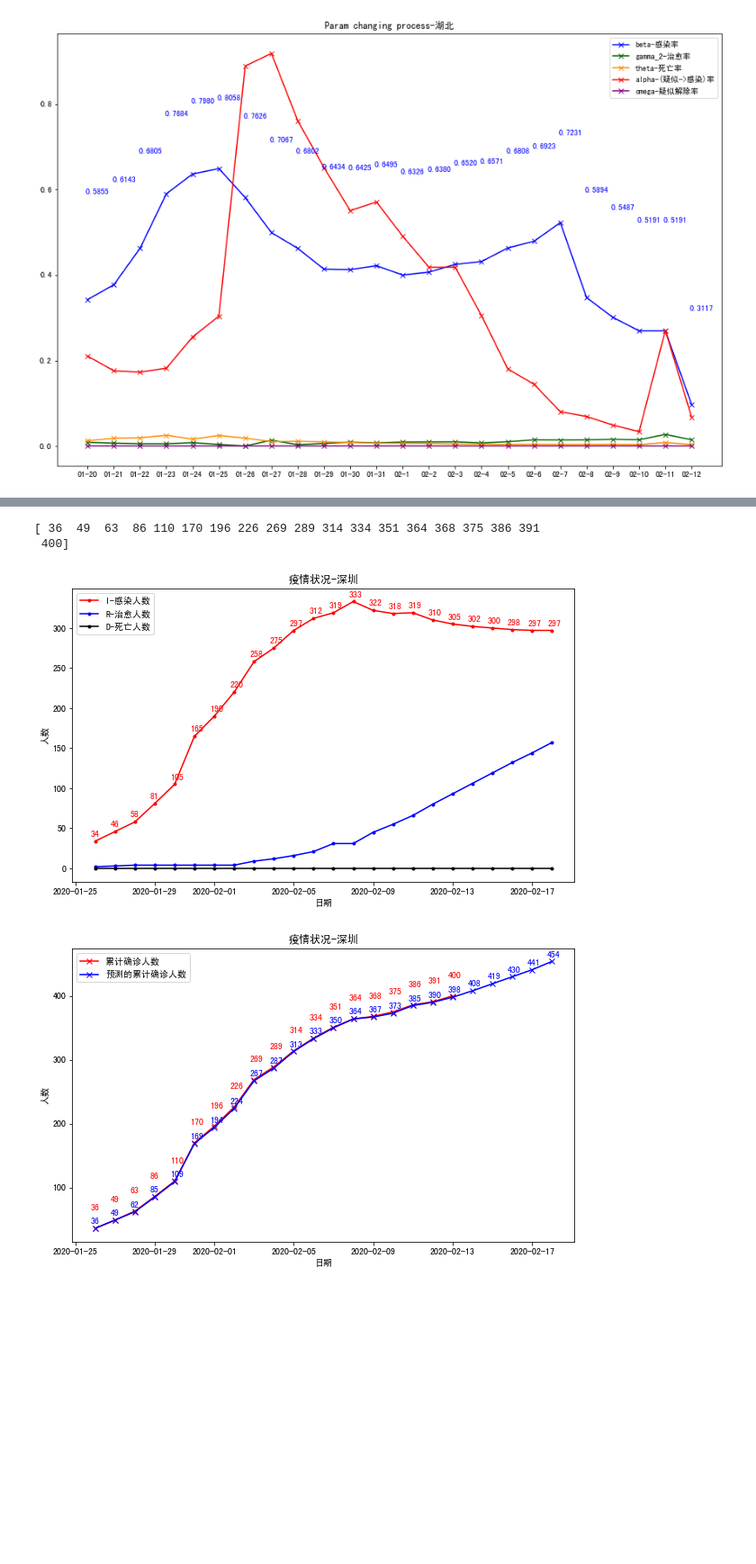
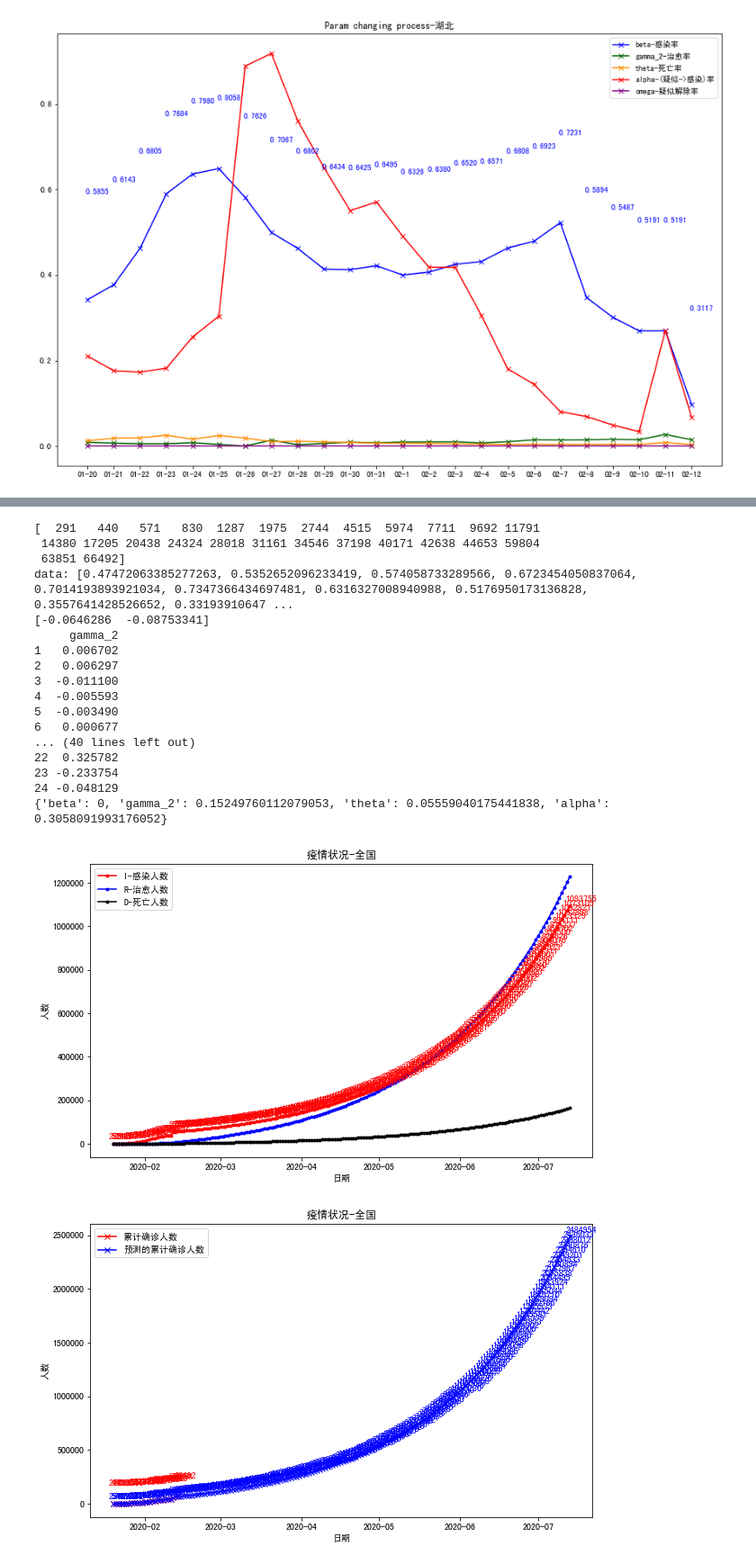
Before and after one commit to Cookiefan/2019n-cov, a Jupyter notebook: model_arima.ipynb, the cells around one changed output, grey strips where cells are left out. Shown at 90% size. Cells and saved outputs as stored; diff of their text form; code cells hidden in the pictures; blank space fills up the shorter version.

```diff
--- a/model_arima.ipynb
+++ b/model_arima.ipynb
@@ -637,9 +638,9 @@ def train_with_city_data(data, N, date, cityname='深圳', lr_init=0.01, max_epo
 # import datetime as dt
 citys=['湖北','武汉','深圳','全国']
 N_inits=[59170000.,2870000.,13026600.]
-datetime='02-14'
-time='0213'
-yesterday='02-13'
+datetime='02-15'
+time='0214'
+yesterday='02-14'
 paths=['./ncov/data/hubei_截至'+time+'_24时.csv','./ncov/data/wuhan_截至'+time+'_24时.csv','./ncov/data/shenzhen_截至'+time+'_24时.csv','./ncov/data/nation_截至'+time+'_24时.csv']
 param_paths_yes=['models/'+'hubei/'+yesterday,'models/'+'wuhan/'+yesterday,'models/'+'shenzhen/'+yesterday,'models/'+'china/'+yesterday]
 # for i in range(4):
@@ -835,0 +868,16 @@ omega: [0.0, 0.0, -0.0, -0.0, 0.0, 0.0, 0.0, 0.0, 0.0, 0.0, -0.0, 0.0, -0.0, 0.0
+# %%
+#china
+
+i=3
+data=read_data(paths[i])
+city_name=citys[i]
+# param_path='models/'+'china/02-14'
+param_path=''
+N=0
+if i == 3:
+    N = (max(data['E']) + max(data['I']) + max(data['cured']) + max(data['dead'])) * 100.
+else :
+    N = N_inits[i]
+model_city_date_path = train_with_city_data(data,N,datetime,city_name,max_epoches=1000,is_train=False,load_param_save=True,lr_init=0.0000001,param_path=param_path)
+# model_city_date_path = train_with_city_data(data,N,datetime,city_name)
+# load_model_predict(model_city_date_path, data, param_pred=True, city_name=city_name)
@@ -836,8 +888,23 @@ omega: [0.0, 0.0, -0.0, -0.0, 0.0, 0.0, 0.0, 0.0, 0.0, 0.0, -0.0, 0.0, -0.0, 0.0
 # %%
-model = load_model_predict(model_city_date_path, data, param_pred=False, city_name=city_name)
-plot_param(model,city_name,data,xlen=15)
+model = load_model_predict(model_city_date_path, data, param_pred=True, city_name=city_name, pred_date_len=150)
+plot_param(model,city_name,data,xlen=10)
 # %% [output]
-[ 36  49  63  86 110 170 196 226 269 289 314 334 351 364 368 375 386 391
- 400]
+[  291   440   571   830  1287  1975  2744  4515  5974  7711  9692 11791
+ 14380 17205 20438 24324 28018 31161 34546 37198 40171 42638 44653 59804
+ 63851 66492]
+data: [0.47472063385277263, 0.5352652096233419, 0.574058733289566, 0.6723454050837064, 0.7014193893921034, 0.7347366434697481, 0.6316327008940988, 0.5176950173136828, 0.3557641428526652, 0.33193910647 ...
+[-0.0646286  -0.08753341]
+     gamma_2
+1   0.006702
+2   0.006297
+3  -0.011100
+4  -0.005593
+5  -0.003490
+6   0.000677
+... (40 lines left out)
+22  0.325782
+23 -0.233754
+24 -0.048129
+{'beta': 0, 'gamma_2': 0.15249760112079053, 'theta': 0.05559040175441838, 'alpha': 0.3058091993176052}
-[figure, old version]
+[figure, new version]
-[figure, old version]
+[figure, new version]
```
Also changed, not shown: parts of 21 cells of this notebook, 15 other files.
